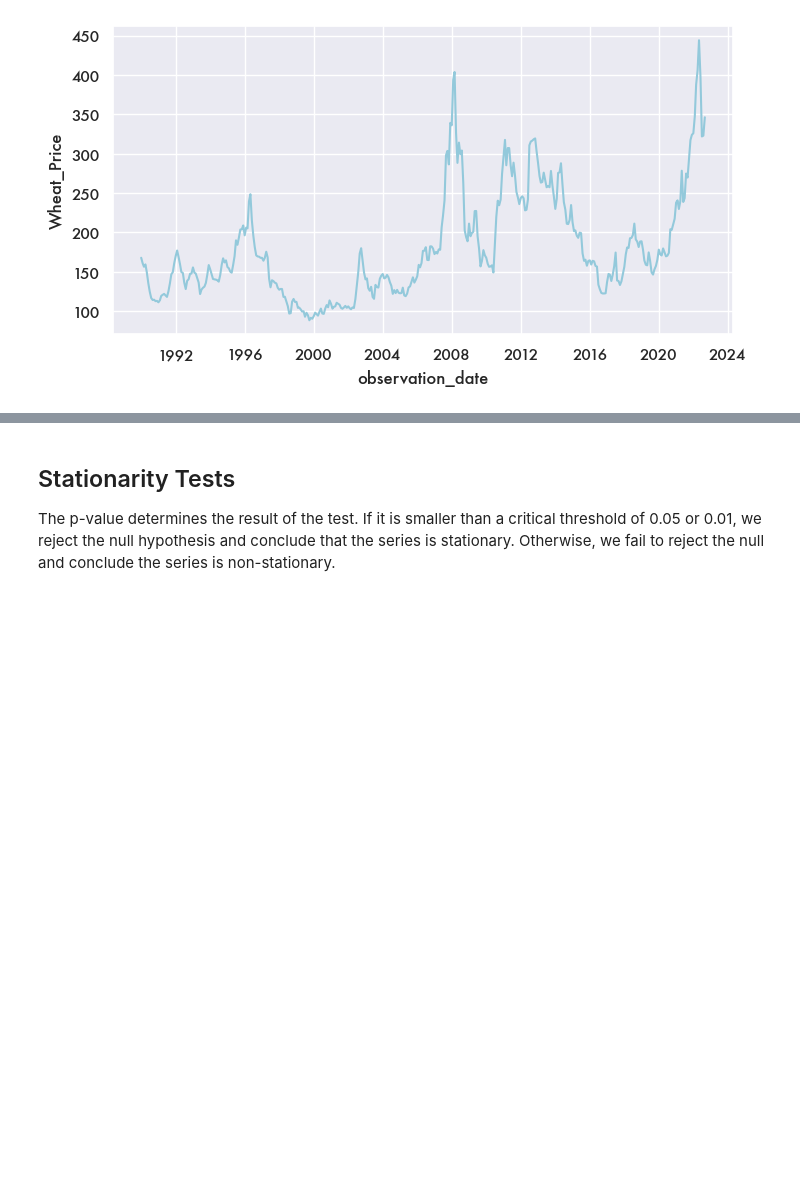
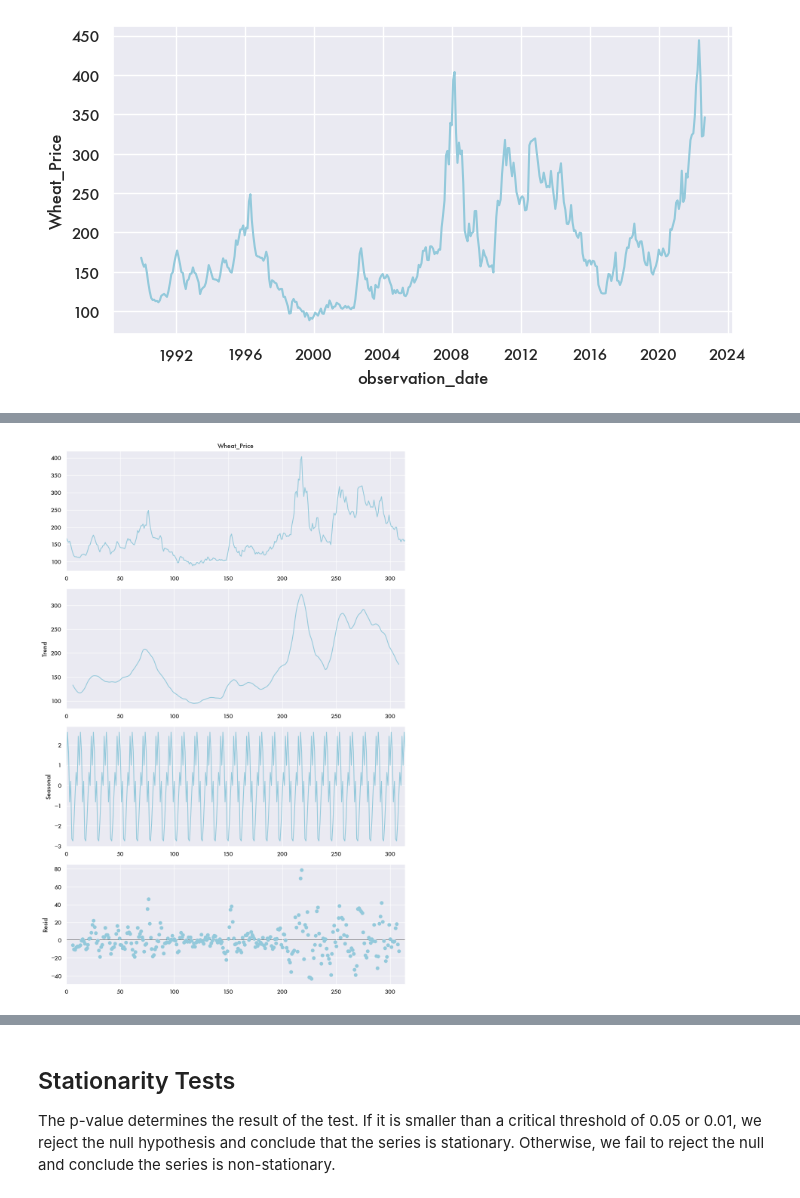
Before and after one commit to dhruv-pandit/time-series-project, a Jupyter notebook: Code:Notebooks/notebook_analysis_dhruv.ipynb, the cells around one changed output, grey strips where cells are left out. Saved outputs shown, nothing was run; the diff lists cells and outputs as text; code cells hidden in the pictures; blank space fills up the shorter version.

```diff
--- a/Code:Notebooks/notebook_analysis_dhruv.ipynb
+++ b/Code:Notebooks/notebook_analysis_dhruv.ipynb
@@ -35,0 +61,9 @@ splot = sns.lineplot(data = df_wheat, x = 'observation_date', y = 'Wheat_Price')
+# %%
+decomp_results = seasonal_decompose(df_wheat_train['Wheat_Price'], period=12)
+
+# Plot decomposed data
+plt.rcParams["figure.figsize"] = (10,15)
+decomp_results.plot()
+plt.show()
+# %% [output]
+[figure, added]
```
Also changed, not shown: parts of 23 cells of this notebook, 1 other file.
